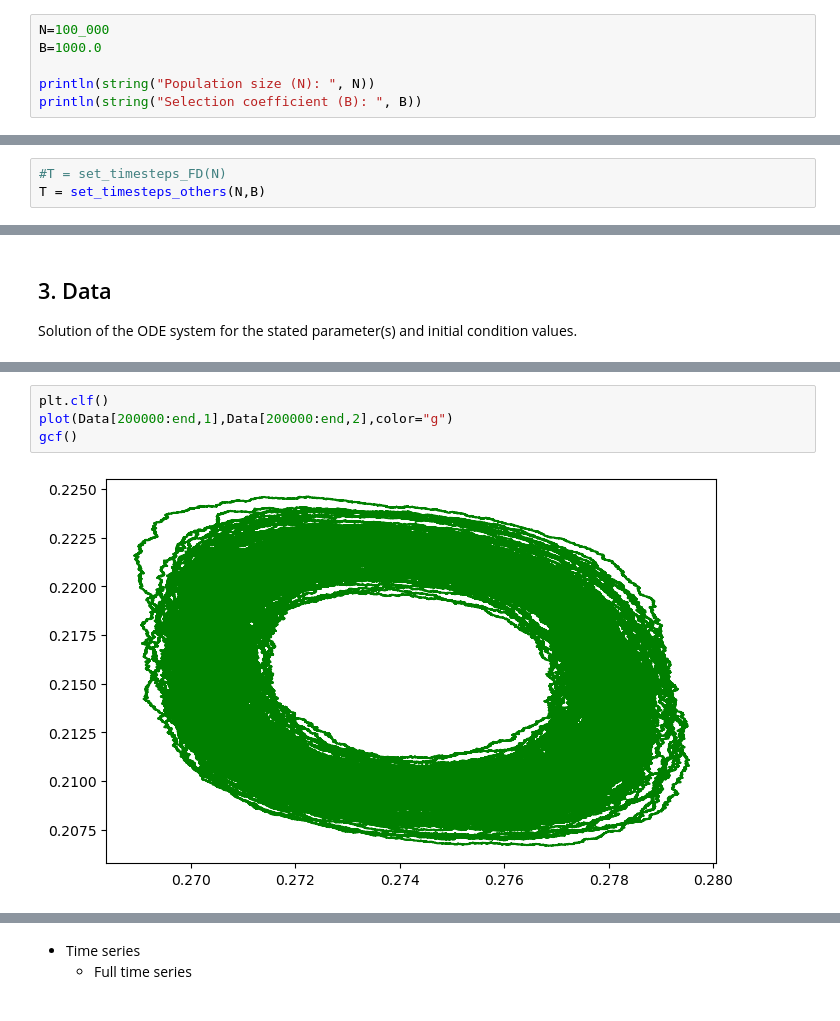
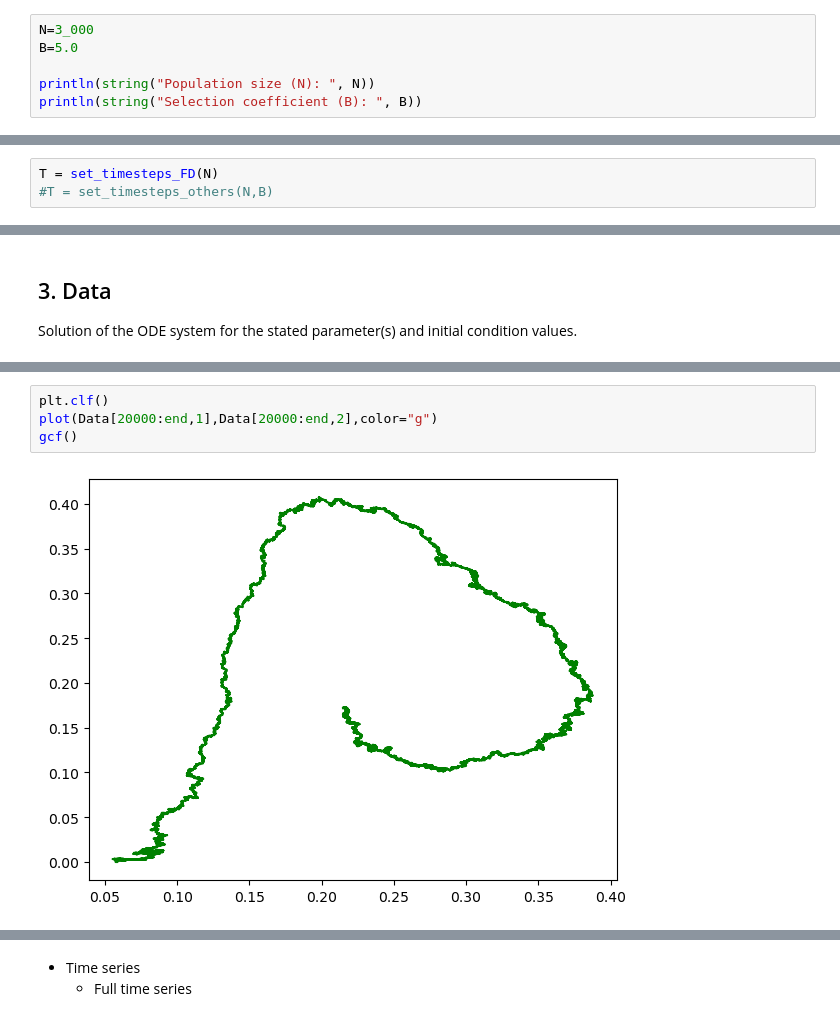
Before and after one commit to MA-Ramirez/ChaosNoiseEGT, a Jupyter notebook: notebooks/Interactive_Stochastic.ipynb, the cells around one changed output, grey strips where cells are left out. Cells and saved outputs as stored; diff of their text form.

```diff
--- a/notebooks/Interactive_Stochastic.ipynb
+++ b/notebooks/Interactive_Stochastic.ipynb
@@ -41,8 +43,8 @@ You can freely modify the following parameter(s):
 * $N$: population size
 * $\beta$: selection intensity coefficient
 # %%
-N=100_000
-B=1000.0
+N=3_000
+B=5.0
 
 println(string("Population size (N): ", N))
 println(string("Selection coefficient (B): ", B))
@@ -72,6 +74,6 @@ Individual-based model simulations
 
 The amount of time steps for which the process is simulated is determined by the population size. The reason for this is to keep constant the number of simulated generations.
 # %%
-#T = set_timesteps_FD(N)
-T = set_timesteps_others(N,B)
+T = set_timesteps_FD(N)
+#T = set_timesteps_others(N,B)
 # %% [output]
@@ -108,9 +113,9 @@ gcf()
 # %%
 plt.clf()
-plot(Data[200000:end,1],Data[200000:end,2],color="g")
+plot(Data[20000:end,1],Data[20000:end,2],color="g")
 gcf()
 # %% [output]
-[figure, old version]
+[figure, new version]
 # %%
 plt.clf()
 ternary_plot_depth(Data[:,1],Data[:,2],Data[:,3],Data[:,4])
```
Also changed, not shown: parts of 10 cells of this notebook, 3 other files.
